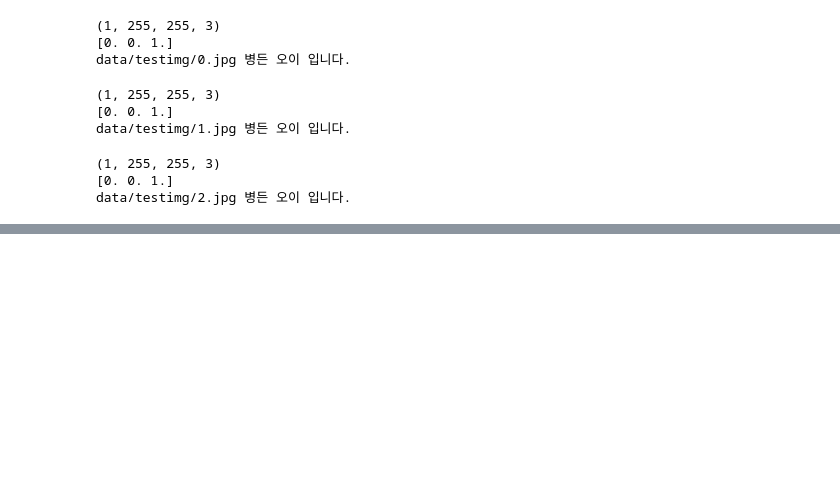
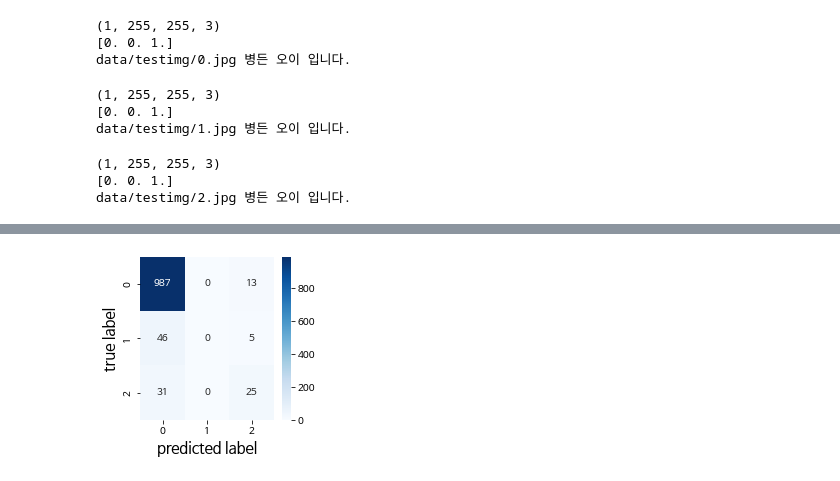
Before and after one commit to dongkyuseo/project02, a Jupyter notebook: 16_2_로컬_오이질병구분_서동규.ipynb, the cells around one changed output, grey strips where cells are left out. Saved outputs shown, nothing was run; the diff lists cells and outputs as text; code cells hidden in the pictures; blank space fills up the shorter version.

```diff
--- a/16_2_로컬_오이질병구분_서동규.ipynb
+++ b/16_2_로컬_오이질병구분_서동규.ipynb
@@ -719,3 +719,5 @@ pred('data/testimg/2.jpg')
 (1, 255, 255, 3)
 [0. 0. 1.]
 data/testimg/2.jpg 병든 오이 입니다.
+# %%
+results = loaded_model.predict(X_val).argmax(axis=1)
@@ -721,0 +739,15 @@ data/testimg/2.jpg 병든 오이 입니다.
+# %%
+# sklearn.metrics 모듈은 여러가지 평가 지표에 관한 기능을 제공합니다.
+from sklearn.metrics import classification_report, confusion_matrix
+import matplotlib.pyplot as plt
+import seaborn as sns
+
+# 혼동 행렬을 만듭니다.
+plt.figure(figsize = (3, 3))
+cm = confusion_matrix(y_val, results)
+sns.heatmap(cm, annot = True, fmt = 'd',cmap = 'Blues')
+plt.xlabel('predicted label', fontsize = 15)
+plt.ylabel('true label', fontsize = 15)
+plt.show()
+# %% [output]
+[figure, added]
```
Also changed, not shown: parts of 4 cells of this notebook, 5 other files.
